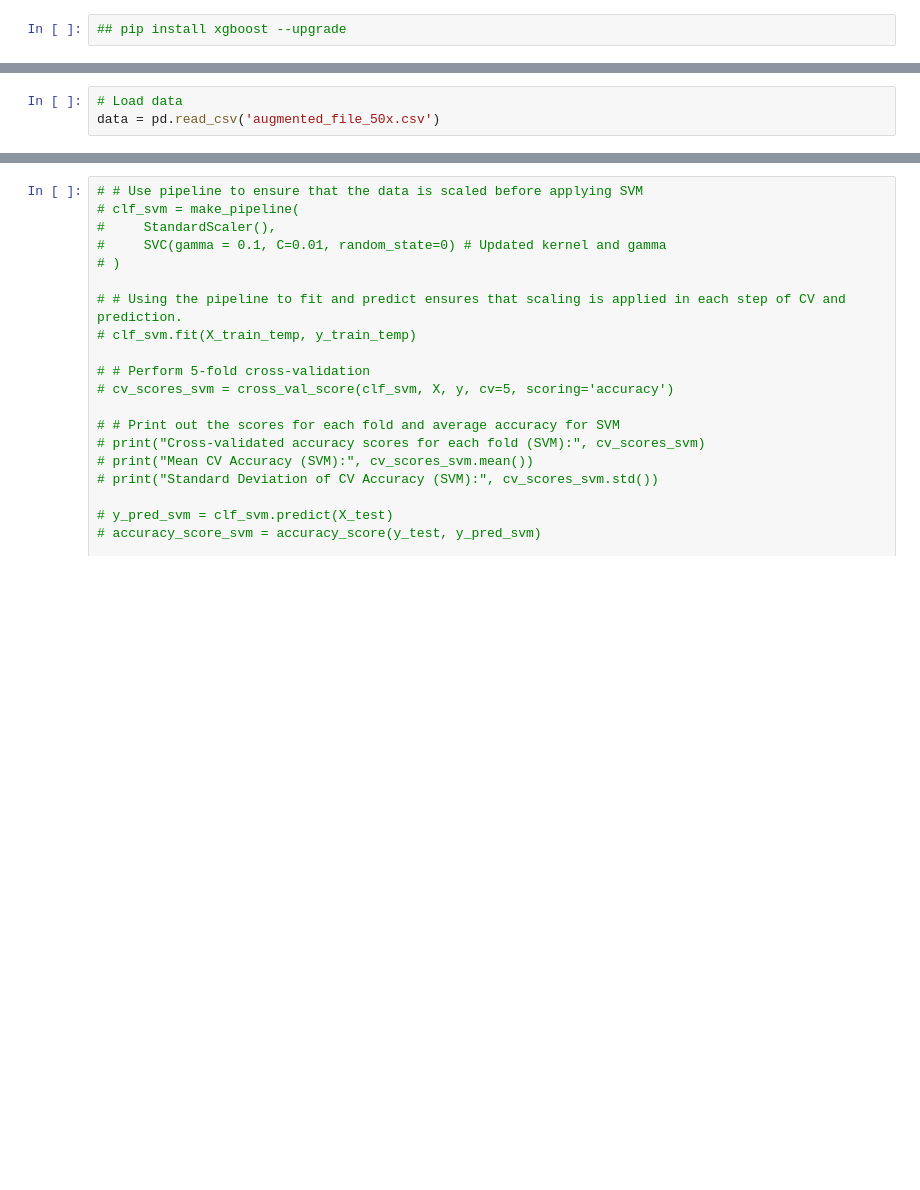
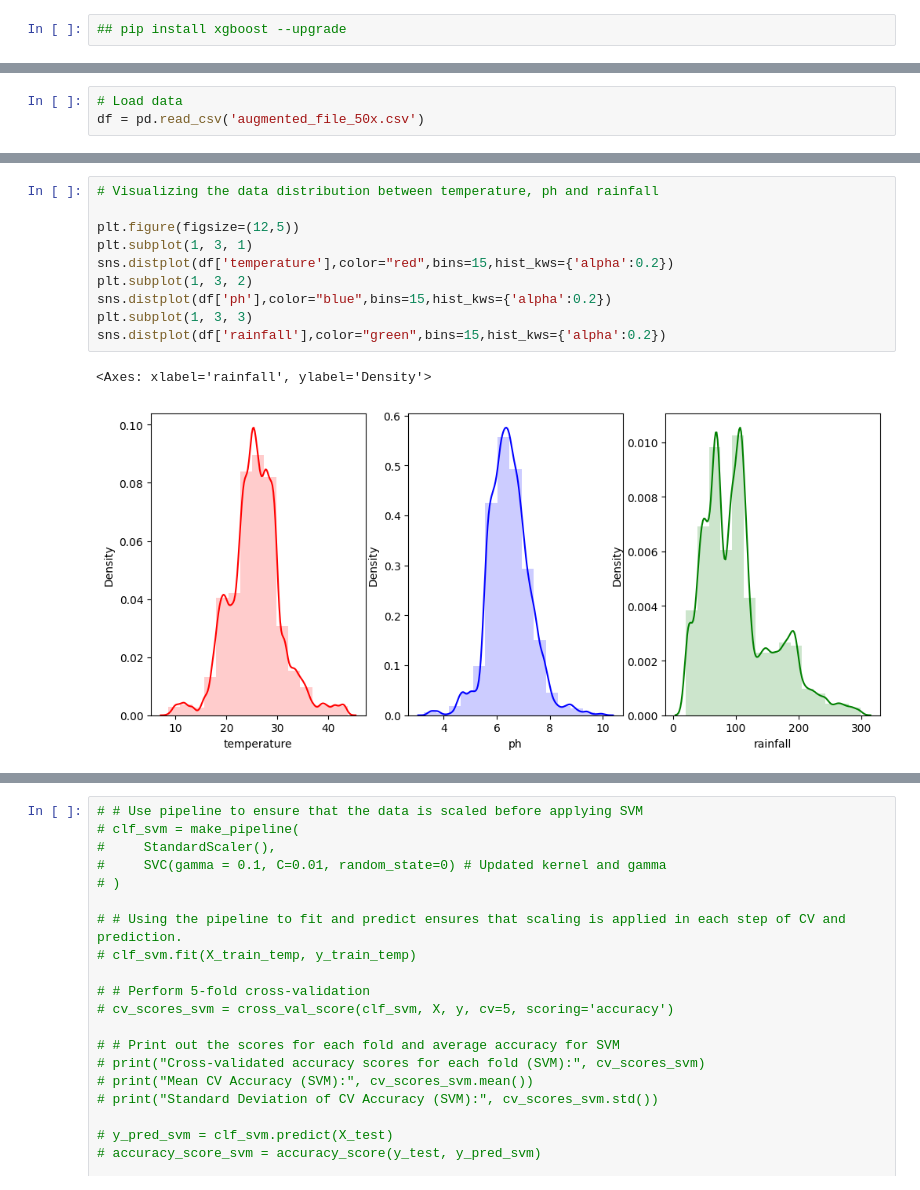
Before and after one commit to qasmendoza/crop-recommendation, a Jupyter notebook: Crops.ipynb, the cells around one changed output, grey strips where cells are left out. Drawn from its saved outputs; the diff is of its cells as text; blank space fills up the shorter version.

```diff
--- a/Crops.ipynb
+++ b/Crops.ipynb
@@ -21,4 +20,4 @@ warnings.filterwarnings('ignore')
 # %%
 # Load data
-data = pd.read_csv('augmented_file_50x.csv')
+df = pd.read_csv('augmented_file_50x.csv')
 # %%
@@ -43,0 +55,13 @@ Name: count, dtype: int64
+# %%
+# Visualizing the data distribution between temperature, ph and rainfall
+
+plt.figure(figsize=(12,5))
+plt.subplot(1, 3, 1)
+sns.distplot(df['temperature'],color="red",bins=15,hist_kws={'alpha':0.2})
+plt.subplot(1, 3, 2)
+sns.distplot(df['ph'],color="blue",bins=15,hist_kws={'alpha':0.2})
+plt.subplot(1, 3, 3)
+sns.distplot(df['rainfall'],color="green",bins=15,hist_kws={'alpha':0.2})
+# %% [output]
+<Axes: xlabel='rainfall', ylabel='Density'>
+[figure, added]
```
Also changed, not shown: parts of 14 cells of this notebook.
